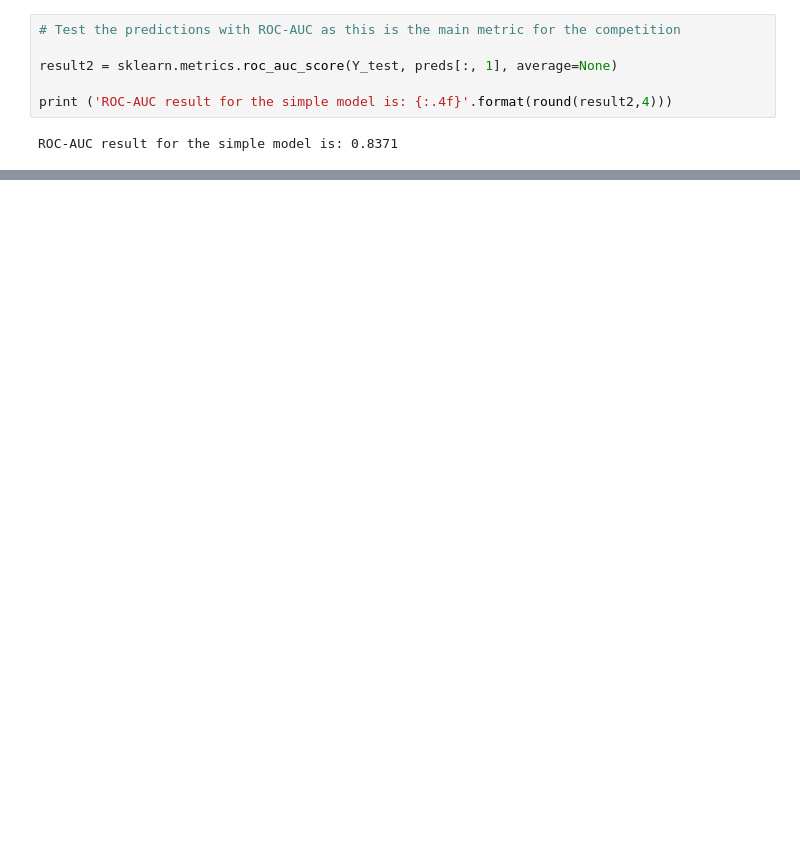
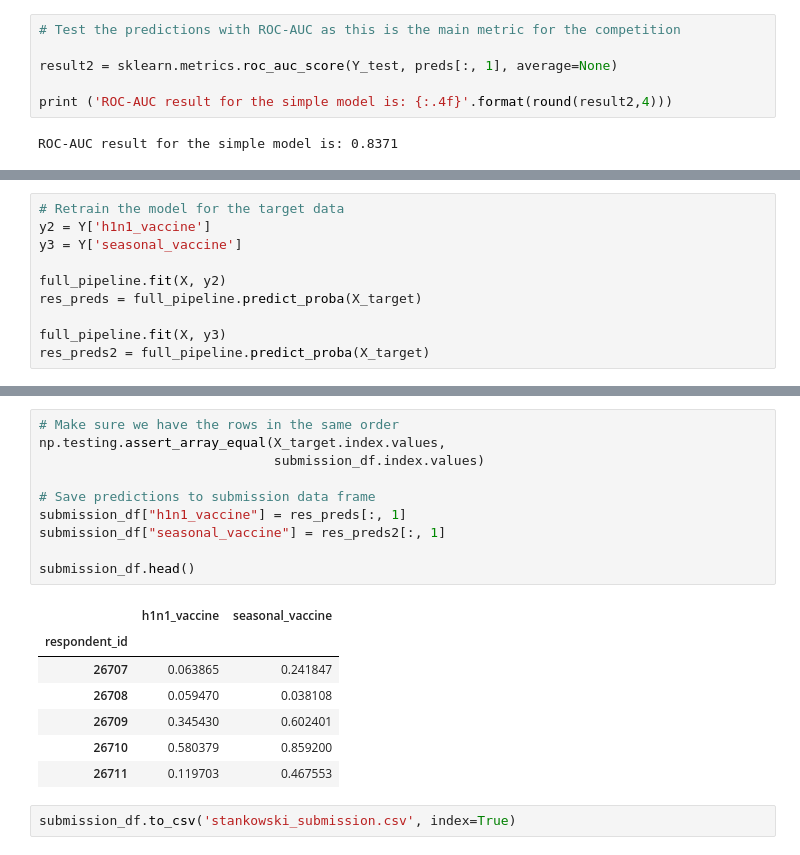
Before and after one commit to T-Stankowski/H1N1_predict, a Jupyter notebook: h1n1_predict.ipynb, the cells around one changed output, grey strips where cells are left out. Cells and saved outputs as stored; diff of their text form; blank space fills up the shorter version.

```diff
--- a/h1n1_predict.ipynb
+++ b/h1n1_predict.ipynb
@@ -438,0 +470,10 @@ fig.tight_layout()
+# %%
+# Retrain the model for the target data
+y2 = Y['h1n1_vaccine']
+y3 = Y['seasonal_vaccine']
+
+full_pipeline.fit(X, y2)
+res_preds = full_pipeline.predict_proba(X_target)
+
+full_pipeline.fit(X, y3)
+res_preds2 = full_pipeline.predict_proba(X_target)
@@ -438,0 +502,20 @@ fig.tight_layout()
+# %%
+# Make sure we have the rows in the same order
+np.testing.assert_array_equal(X_target.index.values,
+                              submission_df.index.values)
+
+# Save predictions to submission data frame
+submission_df["h1n1_vaccine"] = res_preds[:, 1]
+submission_df["seasonal_vaccine"] = res_preds2[:, 1]
+
+submission_df.head()
+# %% [output]
+|  | h1n1_vaccine | seasonal_vaccine |
+| respondent_id |  |  |
+| 26707 | 0.063865 | 0.241847 |
+| 26708 | 0.059470 | 0.038108 |
+| 26709 | 0.345430 | 0.602401 |
+| 26710 | 0.580379 | 0.859200 |
+| 26711 | 0.119703 | 0.467553 |
+# %%
+submission_df.to_csv('stankowski_submission.csv', index=True)
```
Also changed, not shown: parts of 10 cells of this notebook.
